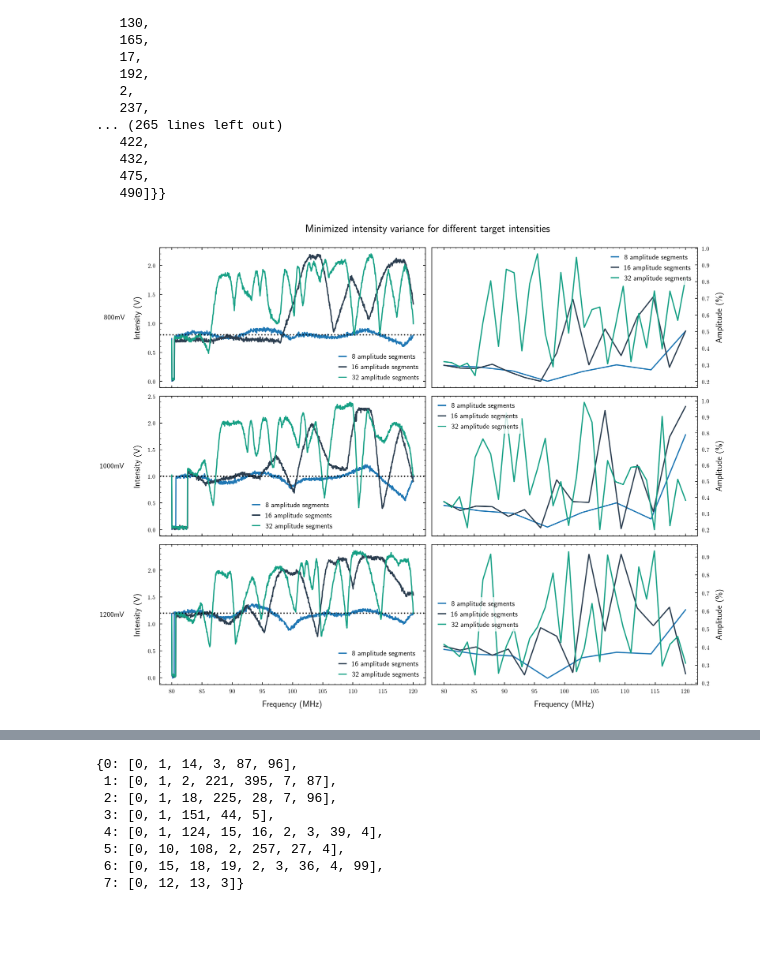
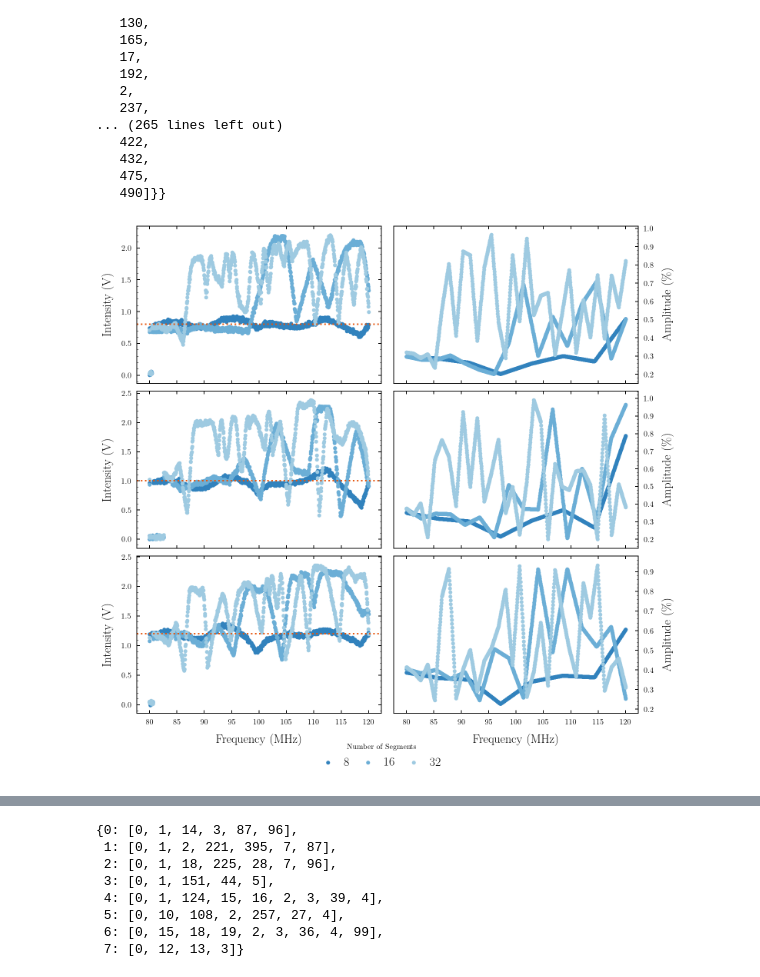
Before and after one commit to bodokaiser/bachelor-thesis, a Jupyter notebook: notebook/evaluation/intensity-optimization.ipynb, the cells around one changed output, grey strips where cells are left out. Cells and saved outputs as stored; diff of their text form; code cells hidden in the pictures; blank space fills up the shorter version.

Commit message:
reformated optimization figures as pgf

```diff
--- a/notebook/evaluation/intensity-optimization.ipynb
+++ b/notebook/evaluation/intensity-optimization.ipynb
@@ -1,9 +1,16 @@
 # %%
+import os
 import h5py as h5
+import numpy as np
+import pandas as pd
 
 datadir = '../../dataset/optimization'
 figuredir = '../../figure/intensity/optimization'
 
+from matplotlib import pyplot as plt
+
+cmap = plt.get_cmap('tab20c')
+
 os.makedirs(figuredir, exist_ok=True)
 # %%
 runs = {}
@@ -92,74 +99,70 @@ final8_1200 = read_final('1200mV-8.h5')
 final8_1000 = read_final('1000mV-8.h5')
 final8_0800 = read_final('800mV-8.h5')
 # %%
-fig, axes = plt.subplots(ncols=2, nrows=3, figsize=(14, 12), sharex=True)
+fig, axes = plt.subplots(ncols=2, nrows=3, figsize=(12, 10), sharex=True)
 
-fig.suptitle('Minimized intensity variance for different target intensities')
+axes[0][0].scatter(final8_0800.frequency / 1e6, final8_0800.voltage, label='8', color=cmap.colors[0])
+axes[0][0].scatter(final16_0800.frequency / 1e6, final16_0800.voltage, label='16', color=cmap.colors[1])
+axes[0][0].scatter(final32_0800.frequency / 1e6, final32_0800.voltage, label='32', color=cmap.colors[2])
+axes[0][0].set_ylabel(r'Intensity (\si{\volt})')
+axes[0][0].axhline(.8, linestyle='dotted', color=cmap.colors[4])
 
-axes[0][0].plot(final8_0800.frequency / 1e6, final8_0800.voltage, label='8 amplitude segments')
-axes[0][0].plot(final16_0800.frequency / 1e6, final16_0800.voltage, label='16 amplitude segments', color='#2c3e50')
-axes[0][0].plot(final32_0800.frequency / 1e6, final32_0800.voltage, label='32 amplitude segments', color='#16a085')
-axes[0][0].set_ylabel('Intensity (V)')
-axes[0][0].axhline(.8, color='black', linestyle='dotted')
-axes[0][0].legend()
-
-axes[0][1].plot(final8_0800.frequency / 1e6, final8_0800.amplitude, label='8 amplitude segments')
-axes[0][1].plot(final16_0800.frequency / 1e6, final16_0800.amplitude, label='16 amplitude segments', color='#2c3e50')
-axes[0][1].plot(final32_0800.frequency / 1e6, final32_0800.amplitude, label='32 amplitude segments', color='#16a085')
+axes[0][1].scatter(final8_0800.frequency / 1e6, final8_0800.amplitude, label='8', color=cmap.colors[0])
+axes[0][1].scatter(final16_0800.frequency / 1e6, final16_0800.amplitude, label='16', color=cmap.colors[1])
+axes[0][1].scatter(final32_0800.frequency / 1e6, final32_0800.amplitude, label='32', color=cmap.colors[2])
 axes[0][1].yaxis.tick_right()
 axes[0][1].yaxis.set_label_position("right")
-axes[0][1].set_ylabel('Amplitude (\%)')
-axes[0][1].legend()
+axes[0][1].set_ylabel(r'Amplitude (\si{\percent})')
 
-axes[1][0].plot(final8_1000.frequency / 1e6, final8_1000.voltage, label='8 amplitude segments')
-axes[1][0].plot(final16_1000.frequency / 1e6, final16_1000.voltage, label='16 amplitude segments', color='#2c3e50')
-axes[1][0].plot(final32_1000.frequency / 1e6, final32_1000.voltage, label='32 amplitude segments', color='#16a085')
-axes[1][0].set_ylabel('Intensity (V)')
-axes[1][0].axhline(1, color='black', linestyle='dotted')
-axes[1][0].legend()
+axes[1][0].scatter(final8_1000.frequency / 1e6, final8_1000.voltage, label='8', color=cmap.colors[0])
+axes[1][0].scatter(final16_1000.frequency / 1e6, final16_1000.voltage, label='16', color=cmap.colors[1])
+axes[1][0].scatter(final32_1000.frequency / 1e6, final32_1000.voltage, label='32', color=cmap.colors[2])
+axes[1][0].set_ylabel(r'Intensity (\si{\volt})')
+axes[1][0].axhline(1, linestyle='dotted', color=cmap.colors[4])
 
-axes[1][1].plot(final8_1000.frequency / 1e6, final8_1000.amplitude, label='8 amplitude segments')
-axes[1][1].plot(final16_1000.frequency / 1e6, final16_1000.amplitude, label='16 amplitude segments', color='#2c3e50')
-axes[1][1].plot(final32_1000.frequency / 1e6, final32_1000.amplitude, label='32 amplitude segments', color='#16a085')
+axes[1][1].scatter(final8_1000.frequency / 1e6, final8_1000.amplitude, label='8', color=cmap.colors[0])
+axes[1][1].scatter(final16_1000.frequency / 1e6, final16_1000.amplitude, label='16', color=cmap.colors[1])
+axes[1][1].scatter(final32_1000.frequency / 1e6, final32_1000.amplitude, label='32', color=cmap.colors[2])
 axes[1][1].yaxis.tick_right()
 axes[1][1].yaxis.set_label_position("right")
-axes[1][1].set_ylabel('Amplitude (\%)')
-axes[1][1].legend()
+axes[1][1].set_ylabel(r'Amplitude (\si{\percent})')
 
-axes[2][0].plot(final8_1200.frequency / 1e6, final8_1200.voltage, label='8 amplitude segments')
-axes[2][0].plot(final16_1200.frequency / 1e6, final16_1200.voltage, label='16 amplitude segments', color='#2c3e50')
-axes[2][0].plot(final32_1200.frequency / 1e6, final32_1200.voltage, label='32 amplitude segments', color='#16a085')
-axes[2][0].set_xlabel('Frequency (MHz)')
-axes[2][0].set_ylabel('Intensity (V)')
-axes[2][0].axhline(1.2, color='black', linestyle='dotted')
-axes[2][0].legend()
+axes[2][0].scatter(final8_1200.frequency / 1e6, final8_1200.voltage, label='8', color=cmap.colors[0])
+axes[2][0].scatter(final16_1200.frequency / 1e6, final16_1200.voltage, label='16', color=cmap.colors[1])
+axes[2][0].scatter(final32_1200.frequency / 1e6, final32_1200.voltage, label='32', color=cmap.colors[2])
+axes[2][0].set_xlabel(r'Frequency (\si{\mega\hertz})')
+axes[2][0].set_ylabel(r'Intensity (\si{\volt})')
+axes[2][0].axhline(1.2, linestyle='dotted', color=cmap.colors[4])
 
-axes[2][1].plot(final8_1200.frequency / 1e6, final8_1200.amplitude, label='8 amplitude segments')
-axes[2][1].plot(final16_1200.frequency / 1e6, final16_1200.amplitude, label='16 amplitude segments', color='#2c3e50')
-axes[2][1].plot(final32_1200.frequency / 1e6, final32_1200.amplitude, label='32 amplitude segments', color='#16a085')
-axes[2][1].set_xlabel('Frequency (MHz)')
+axes[2][1].scatter(final8_1200.frequency / 1e6, final8_1200.amplitude, label='8', color=cmap.colors[0])
+axes[2][1].scatter(final16_1200.frequency / 1e6, final16_1200.amplitude, label='16', color=cmap.colors[1])
+axes[2][1].scatter(final32_1200.frequency / 1e6, final32_1200.amplitude, label='32', color=cmap.colors[2])
+axes[2][1].set_xlabel(r'Frequency (\si{\mega\hertz})')
 axes[2][1].yaxis.tick_right()
 axes[2][1].yaxis.set_label_position("right")
-axes[2][1].set_ylabel('Amplitude (\%)')
-axes[2][1].legend()
+axes[2][1].set_ylabel(r'Amplitude (\si{\percent})')
+
+axes[2][0].legend(loc='upper center', bbox_to_anchor=(1., -0.12), ncol=3, title='Number of Segments')
 
 pad = 5
 cols = ['Intensity', 'Amplitude']
 rows = ['800mV', '1000mV', '1200mV']
 
+plt.subplots_adjust(top=.98, bottom=.1, wspace=.05, hspace=.05, right=.88)
 #for ax, col in zip(axes[0], cols):
 #    ax.annotate(col, xy=(0.5, 1), xytext=(0, pad),
 #                xycoords='axes fraction', textcoords='offset points',
 #                size='large', ha='center', va='baseline')
 
-for ax, row in zip(axes[:,0], rows):
-    ax.annotate(row, xy=(0, 0.5), xytext=(-ax.yaxis.labelpad - pad, 0),
-                xycoords=ax.yaxis.label, textcoords='offset points',
-                size='large', ha='right', va='center')
+#for ax, row in zip(axes[:,0], rows):
+#    ax.annotate(row, xy=(0, 0.5), xytext=(-ax.yaxis.labelpad - pad, 0),
+#                xycoords=ax.yaxis.label, textcoords='offset points',
+#                size='large', ha='right', va='center')
 
-plt.tight_layout(rect=[0, 0.03, 1, 0.95])
+
+plt.savefig(os.path.join(figuredir, 'overview.pgf'))
 plt.savefig(os.path.join(figuredir, 'overview.pdf'))
 plt.show()
 # %% [output]
-[figure, old version]
+[figure, new version]
 # %%
```
Also changed, not shown: parts of 3 cells of this notebook, 11 other files.
